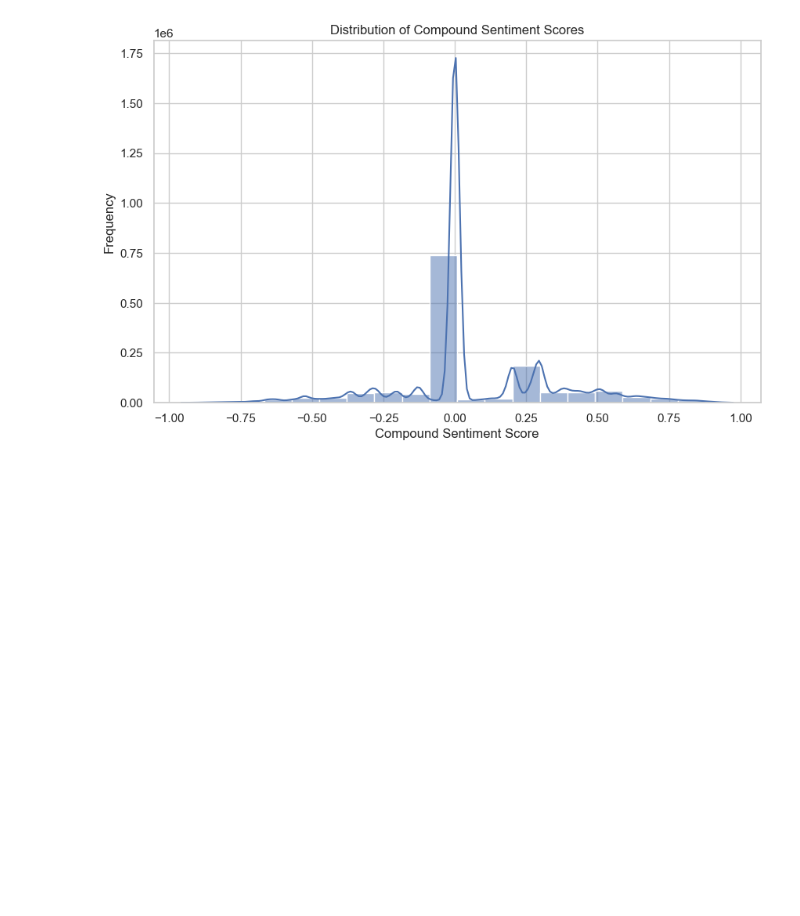
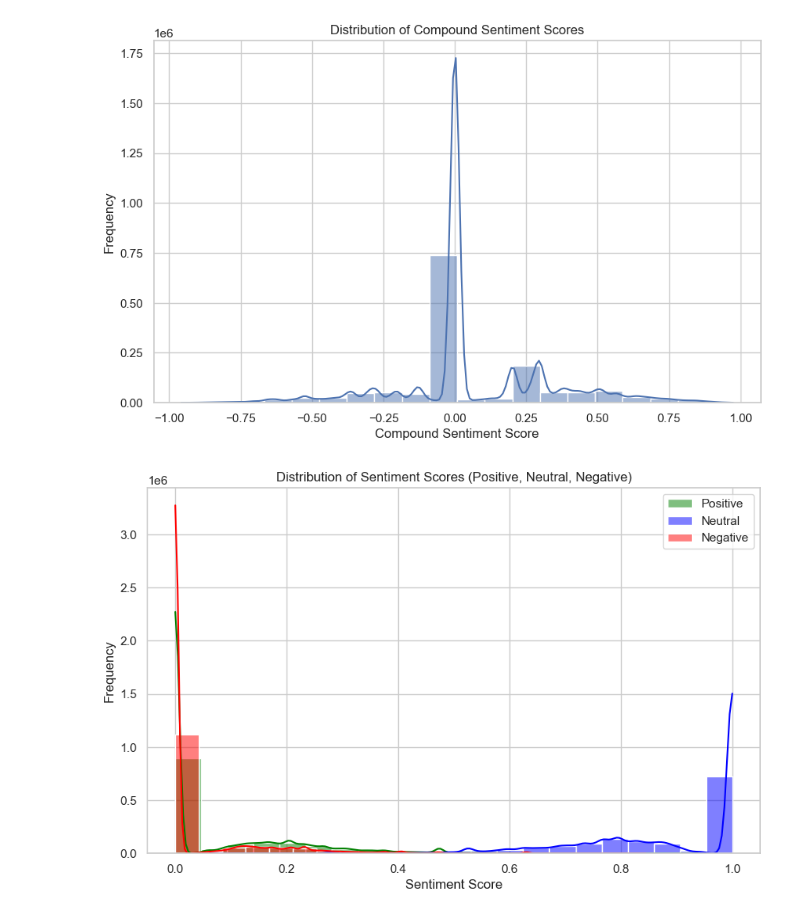
Before and after one commit to Birkity/Nova-Financial-Solutions-, a Jupyter notebook: notebooks/NovaSentimentAnalysis.ipynb, the cells around one changed output. Saved outputs shown, nothing was run; the diff lists cells and outputs as text; code cells hidden in the pictures; blank space fills up the shorter version.

Commit message:
Plot the distribution of pos,neg,command scores

```diff
--- a/notebooks/NovaSentimentAnalysis.ipynb
+++ b/notebooks/NovaSentimentAnalysis.ipynb
@@ -58,3 +58,15 @@ plt.ylabel('Frequency')
 plt.show()
 # %% [output]
 [figure]
+# %%
+plt.figure(figsize=(10, 6))
+sns.histplot(df['pos'], bins=20, kde=True, color='green', label='Positive')
+sns.histplot(df['neu'], bins=20, kde=True, color='blue', label='Neutral')
+sns.histplot(df['neg'], bins=20, kde=True, color='red', label='Negative')
+plt.title('Distribution of Sentiment Scores (Positive, Neutral, Negative)')
+plt.xlabel('Sentiment Score')
+plt.ylabel('Frequency')
+plt.legend()
+plt.show()
+# %% [output]
+[figure, added]
```
